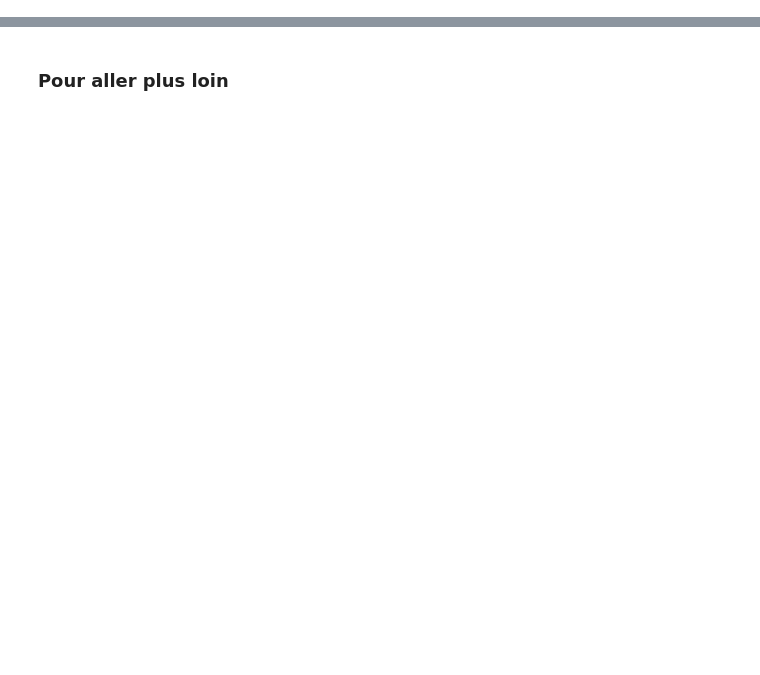
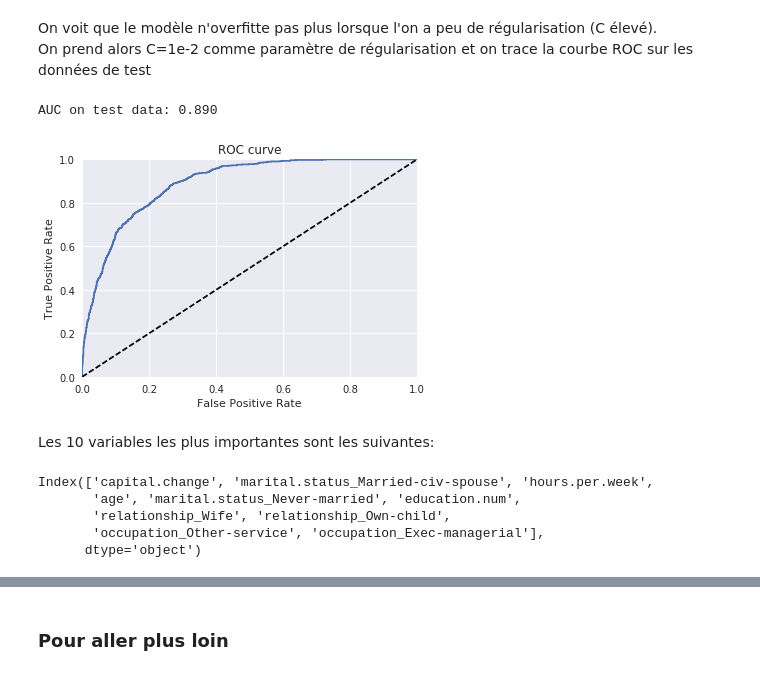
Before and after one commit to RomainSa/Adult-Census-Income, a Jupyter notebook: adult-census-income-study.ipynb, the cells around one changed output, grey strips where cells are left out. Saved outputs shown, nothing was run; the diff lists cells and outputs as text; code cells hidden in the pictures; blank space fills up the shorter version.

```diff
--- a/adult-census-income-study.ipynb
+++ b/adult-census-income-study.ipynb
@@ -51,0 +209,26 @@ dtype: object
+# %% [markdown]
+On voit que le modèle n'overfitte pas plus lorsque l'on a peu de régularisation (C élevé).
+On prend alors C=1e-2 comme paramètre de régularisation et on trace la courbe ROC sur les données de test
+# %%
+C = 1e-2
+i = C_list.index(C)
+lr = regressions[i]
+auc = roc_auc_score(y_test, lr.predict_proba(X_test)[:,1])
+print('AUC on test data: {:.3f}'.format(auc))
+plotROC(y_test, lr.predict_proba(X_test)[:, 1])
+# %% [output]
+AUC on test data: 0.890
+[figure, added]
+# %% [markdown]
+Les 10 variables les plus importantes sont les suivantes:
+# %%
+coefs = pd.Series(lr.coef_.ravel()).apply(lambda x: abs(x))
+coefs.sort(ascending=False)
+important_features = coefs[:10].index
+variables[important_features]
+# %% [output]
+Index(['capital.change', 'marital.status_Married-civ-spouse', 'hours.per.week',
+       'age', 'marital.status_Never-married', 'education.num',
+       'relationship_Wife', 'relationship_Own-child',
+       'occupation_Other-service', 'occupation_Exec-managerial'],
+      dtype='object')
```
Also changed, not shown: parts of 56 cells of this notebook.
